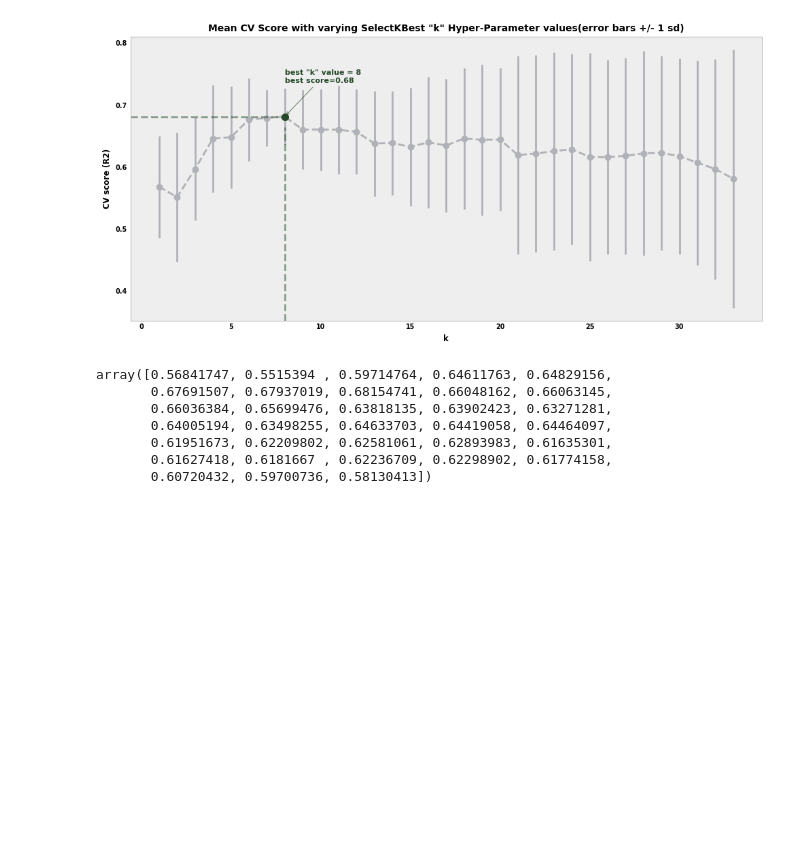
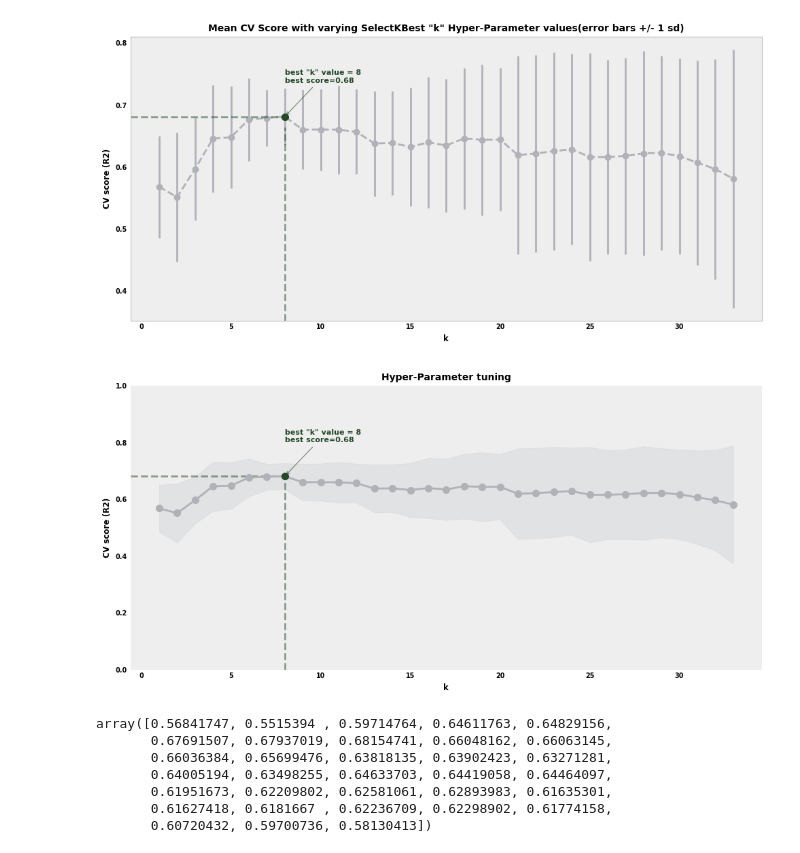
Before and after one commit to jonnross88/DataScienceGuidedCapstone, a Jupyter notebook: Notebooks/04_preprocessing_and_training.ipynb, the cells around one changed output. Cells and saved outputs as stored; diff of their text form; code cells hidden in the pictures; blank space fills up the shorter version.

```diff
--- a/Notebooks/04_preprocessing_and_training.ipynb
+++ b/Notebooks/04_preprocessing_and_training.ipynb
@@ -1011,6 +1011,90 @@ plt.savefig("../images/cv_scores_selectkbest.svg")
 plt.show()
 # %% [output]
 [figure]
+# %%
+# Code task 20#
+# Assign the value of k from the above dict of `best_params_` and assign it to `best_k`
+best_k = lr_grid_cv.best_params_["selectkbest__k"]
+max_k = max(cv_k)
+best_score = lr_grid_cv.best_score_
+# score_mean_color = [
+#     "g" if score == max(score_mean) else "orangered" for score in score_mean
+# ]
+
+plt.subplots(figsize=(10, 5))
+plt.fill_between(
+    cv_k,
+    score_mean - score_std,
+    score_mean + score_std,
+    color=minor_color,
+    alpha=0.2,
+    zorder=0,
+)
+plt.plot(
+    cv_k,
+    score_mean,
+    linestyle="-",
+    marker="o",
+    markeredgewidth=3,
+    ms=5,
+    zorder=2,
+    color=minor_color,
+)
+
+
+plt.axvline(
+    x=best_k,
+    ymax=best_score,
+    ls="--",
+    alpha=0.5,
+    zorder=0,
+    label="best k",
+    color=highlight_color,
+)
+plt.axhline(
+    y=best_score,
+    xmin=0,
+    xmax=best_k / max_k,
+    ls="--",
+    alpha=0.5,
+    zorder=1,
+    color=highlight_color,
+)
+plt.plot(
+    best_k,
+    best_score,
+    linestyle="-.",
+    marker="o",
+    markeredgewidth=3,
+    ms=5,
+    zorder=2,
+    color=highlight_color,
+)
+# remove border
+for spine in plt.gca().spines.values():
+    spine.set_visible(False)
+plt.ylim(0, 1)
+plt.xlabel("k")
+plt.ylabel(f"CV score ({lr_grid_cv.refit})")
+plt.title("Hyper-Parameter tuning")
+plt.tight_layout()
+plt.annotate(
+    text=f'best "k" value = {best_k}\nbest score={best_score:0.2f}',
+    # color=sns.color_palette()[0],
+    color=highlight_color,
+    xy=(best_k, best_score),
+    xytext=(0, 50),
+    textcoords="offset pixels",
+    fontproperties={
+        "size": 8,
+    },
+    arrowprops=dict(arrowstyle="->", ec=highlight_color, connectionstyle="arc3"),
+)
+plt.grid()
+plt.savefig("../images/cv_scores_selectkbest_shaded.svg")
+plt.show()
+# %% [output]
+[figure, added]
 # %%
 lr_grid_cv.cv_results_["mean_test_R2"]
 # %% [output]
```
Also changed, not shown: parts of 7 cells of this notebook, 6 other files.
